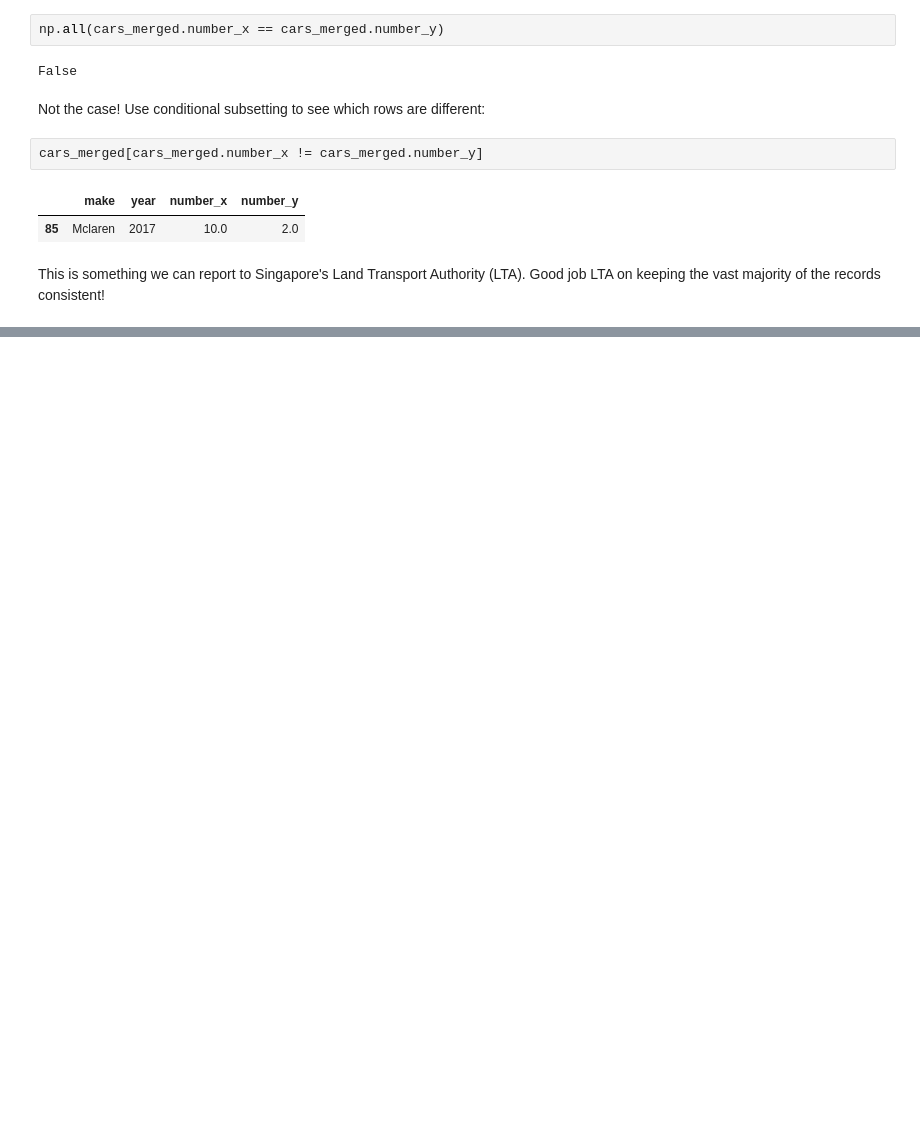
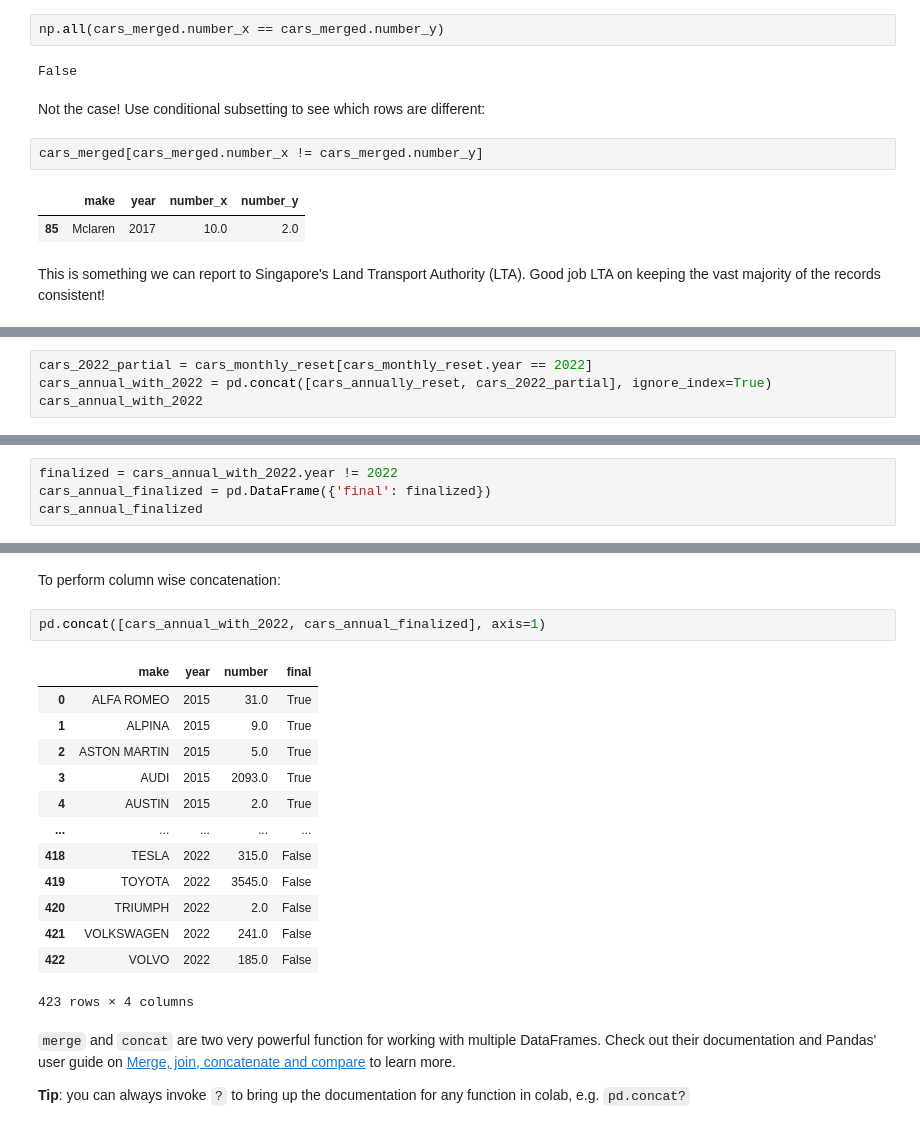
Before and after one commit to worldbank/dec-python-course, a Jupyter notebook: 1-foundations/3-numpy-and-pandas/foundations-s3.ipynb, the cells around one changed output, grey strips where cells are left out. Cells and saved outputs as stored; diff of their text form; blank space fills up the shorter version.

Commit message:
Structure merging & add concat

```diff
--- a/1-foundations/3-numpy-and-pandas/foundations-s3.ipynb
+++ b/1-foundations/3-numpy-and-pandas/foundations-s3.ipynb
@@ -1508,0 +1524,4 @@ This is something we can report to Singapore's Land Transport Authority (LTA). G
+# %%
+cars_2022_partial = cars_monthly_reset[cars_monthly_reset.year == 2022]
+cars_annual_with_2022 = pd.concat([cars_annually_reset, cars_2022_partial], ignore_index=True)
+cars_annual_with_2022
@@ -1508,0 +1552,4 @@ This is something we can report to Singapore's Land Transport Authority (LTA). G
+# %%
+finalized = cars_annual_with_2022.year != 2022
+cars_annual_finalized = pd.DataFrame({'final': finalized})
+cars_annual_finalized
@@ -1509,3 +1570,25 @@ This is something we can report to Singapore's Land Transport Authority (LTA). G
+# %% [markdown]
+To perform column wise concatenation:
+# %%
+pd.concat([cars_annual_with_2022, cars_annual_finalized], axis=1)
+# %% [output]
+|  | make | year | number | final |
+| 0 | ALFA ROMEO | 2015 | 31.0 | True |
+| 1 | ALPINA | 2015 | 9.0 | True |
+| 2 | ASTON MARTIN | 2015 | 5.0 | True |
+| 3 | AUDI | 2015 | 2093.0 | True |
+| 4 | AUSTIN | 2015 | 2.0 | True |
+| ... | ... | ... | ... | ... |
+| 418 | TESLA | 2022 | 315.0 | False |
+| 419 | TOYOTA | 2022 | 3545.0 | False |
+| 420 | TRIUMPH | 2022 | 2.0 | False |
+| 421 | VOLKSWAGEN | 2022 | 241.0 | False |
+| 422 | VOLVO | 2022 | 185.0 | False |
+423 rows × 4 columns
+# %% [markdown]
+`merge` and `concat` are two very powerful function for working with multiple DataFrames. Check out their documentation and Pandas' user guide on [Merge, join, concatenate and compare](https://pandas.pydata.org/docs/user_guide/merging.html) to learn more.
+
+**Tip**: you can always invoke `?` to bring up the documentation for any function in colab, e.g. `pd.concat?`
 # %% [markdown]
 # References & Additional Resources
 
```
Also changed, not shown: parts of 14 cells of this notebook.
